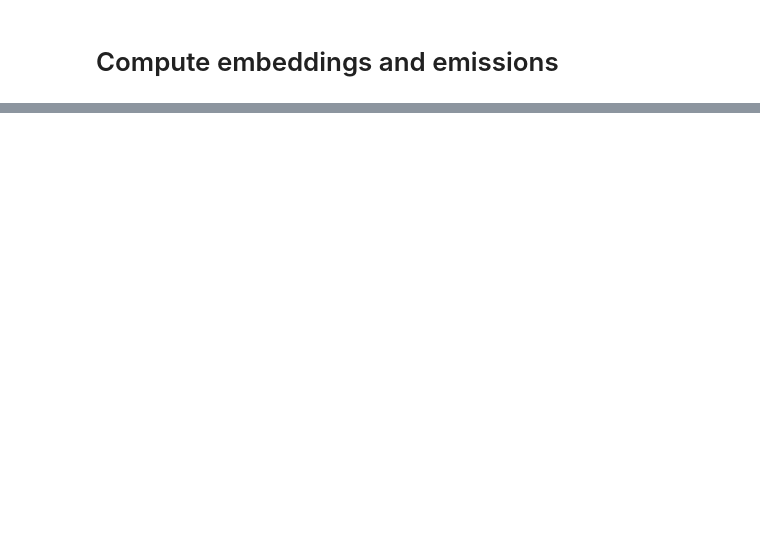
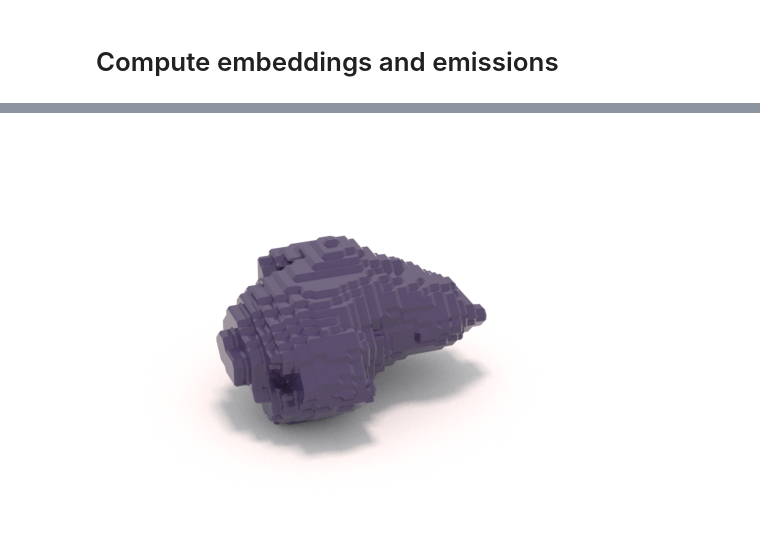
Before and after one commit to AllenCell/benchmarking_representations, a Jupyter notebook: br/notebooks/fig5_npm1_analysis.ipynb, the cells around one changed output, grey strips where cells are left out. Cells and saved outputs as stored; diff of their text form; code cells hidden in the pictures; blank space fills up the shorter version.

```diff
--- a/br/notebooks/fig5_npm1_analysis.ipynb
+++ b/br/notebooks/fig5_npm1_analysis.ipynb
@@ -125,0 +416,17 @@ this
+# %%
+save_path = "./test_npm1_save_embeddings/"
+this_save_path = Path(save_path) / Path("pseudo_time")
+
+pseu = "(533.383, 676.015]_0_970952"
+this_mesh_path = this_save_path / Path(f'{pseu}.ply')
+this_mesh_path = './' + str(this_mesh_path)
+
+save_path = this_save_path / Path('mitsuba')
+save_path.mkdir(parents=True, exist_ok=True)
+save_path = './' + str(save_path)
+name = f"{pseu}"
+
+
+plot(str(this_mesh_path), save_path, 90, 90, None, name)
+# %% [output]
+[figure, added]
```
Also changed, not shown: parts of 26 cells of this notebook, 6 other files.
